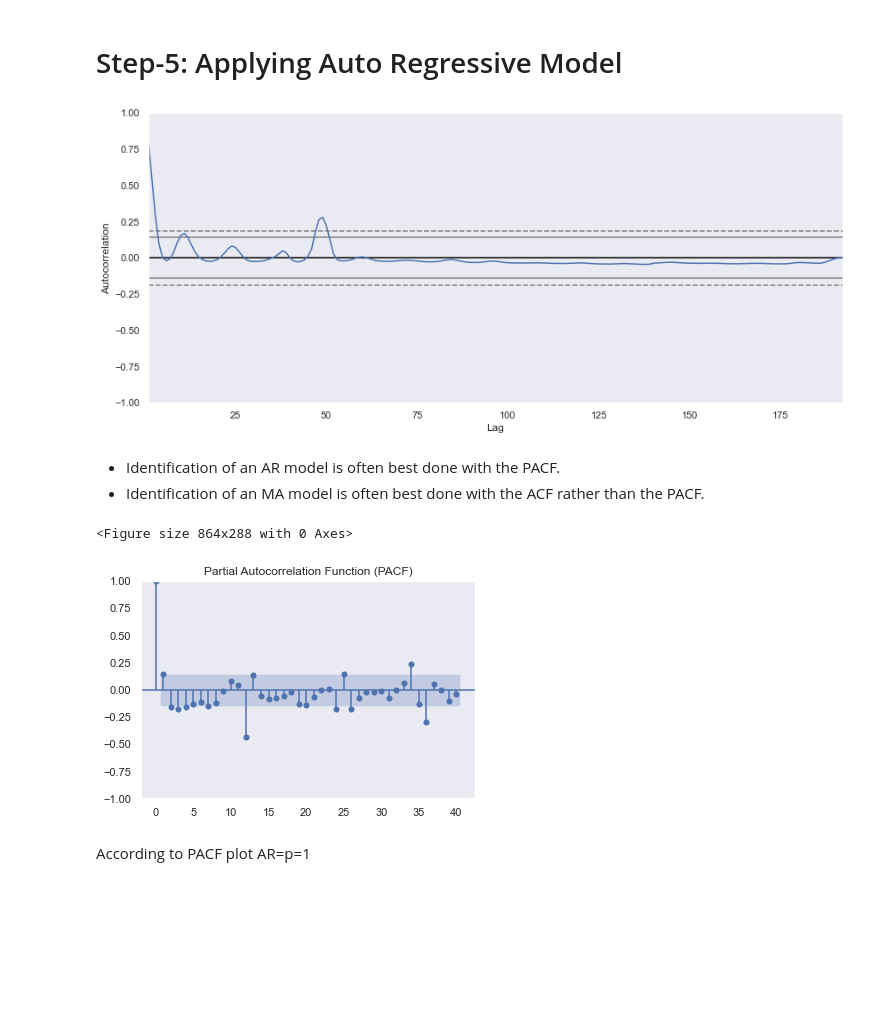
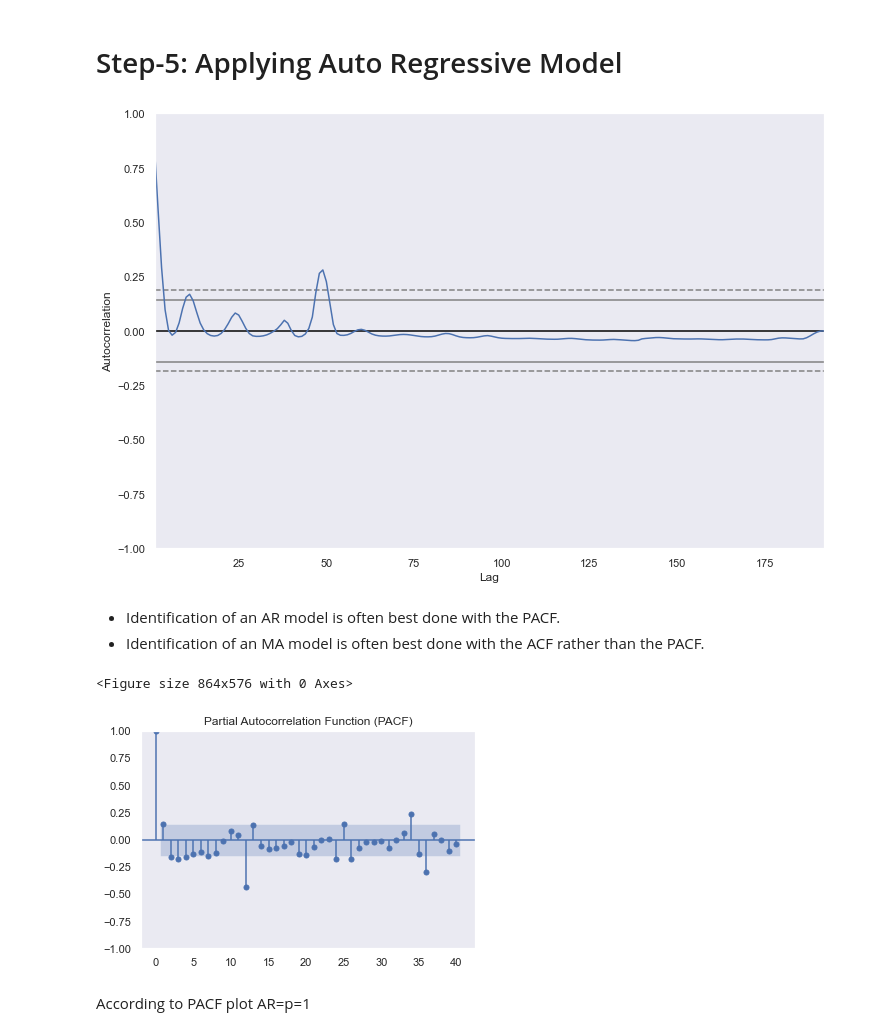
Before and after one commit to Rasel-25/Book-s-Code, a Jupyter notebook: Python for Data Analysis/Test_Code.ipynb, the cells around one changed output. Saved outputs shown, nothing was run; the diff lists cells and outputs as text; code cells hidden in the pictures; blank space fills up the shorter version.

```diff
--- a/Python for Data Analysis/Test_Code.ipynb
+++ b/Python for Data Analysis/Test_Code.ipynb
@@ -167,13 +167,13 @@ plt.show()
 # Step-5: Applying Auto Regressive Model
 # %%
 from pandas.plotting import autocorrelation_plot
-plt.subplots(figsize=(14,6))
+plt.subplots(figsize=(12,8))
 autocorrelation_plot(df['Dengue Cases'])
 sns.set(style='dark')
 plt.grid()
 plt.show()
 # %% [output]
-[figure, old version]
+[figure, new version]
 # %%
 from statsmodels.graphics.tsaplots import plot_acf,plot_pacf
 # %% [markdown]
@@ -181,11 +181,11 @@ from statsmodels.graphics.tsaplots import plot_acf,plot_pacf
 * Identification of an MA model is often best done with the ACF rather than the PACF.
 # %%
 # Plot PACF
-plt.figure(figsize=(12, 4))
+plt.figure(figsize=(12, 8))
 plot_pacf(df['Seasonal_Differenced'].iloc[13:], lags=40, title='Partial Autocorrelation Function (PACF)')
 plt.show()
 # %% [output]
-<Figure size 864x288 with 0 Axes>
+<Figure size 864x576 with 0 Axes>
 [figure]
 # %% [markdown]
 According to PACF plot AR=p=1
```
Also changed, not shown: parts of 5 cells of this notebook.
